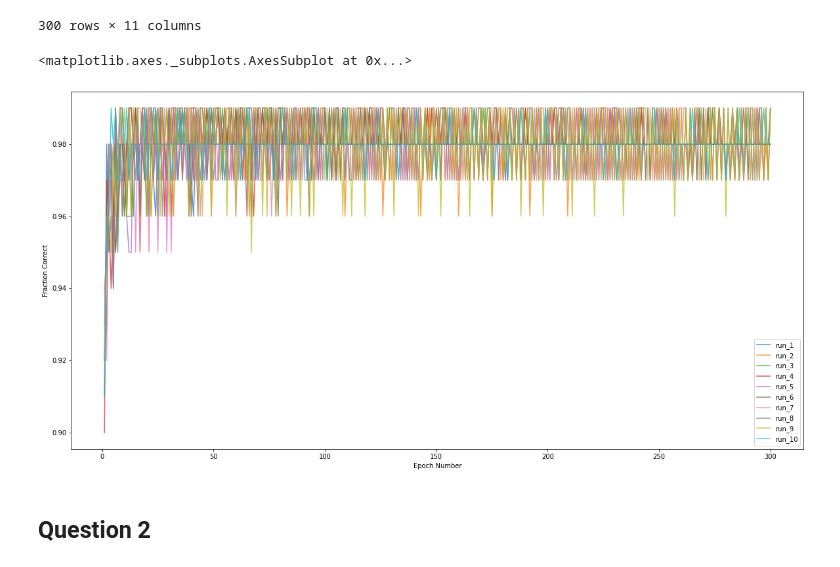
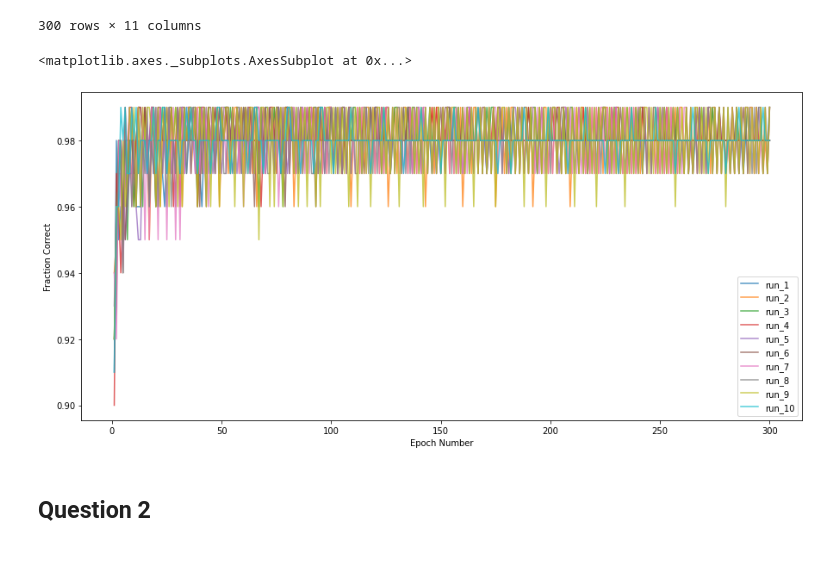
Before and after one commit to tanyarllrm/brains, a Jupyter notebook: Assignment1.ipynb, the cells around one changed output. Saved outputs shown, nothing was run; the diff lists cells and outputs as text; code cells hidden in the pictures.

```diff
--- a/Assignment1.ipynb
+++ b/Assignment1.ipynb
@@ -125,10 +125,10 @@ accuracy
 # %%
 accuracy.plot(x='epoch', y=['run_1','run_2','run_3','run_4','run_5',
                             'run_6','run_7','run_8','run_9','run_10'],
-            figsize=(20,10), alpha=0.75, xlabel='Epoch Number', ylabel='Fraction Correct')
+            figsize=(15,7), alpha=0.75, xlabel='Epoch Number', ylabel='Fraction Correct')
 # %% [output]
 <matplotlib.axes._subplots.AxesSubplot at 0x...>
-[figure, old version]
+[figure, new version]
 # %% [markdown]
 ## Question 2
 # %%
```
Also changed, not shown: parts of 13 cells of this notebook, 1 other file.
